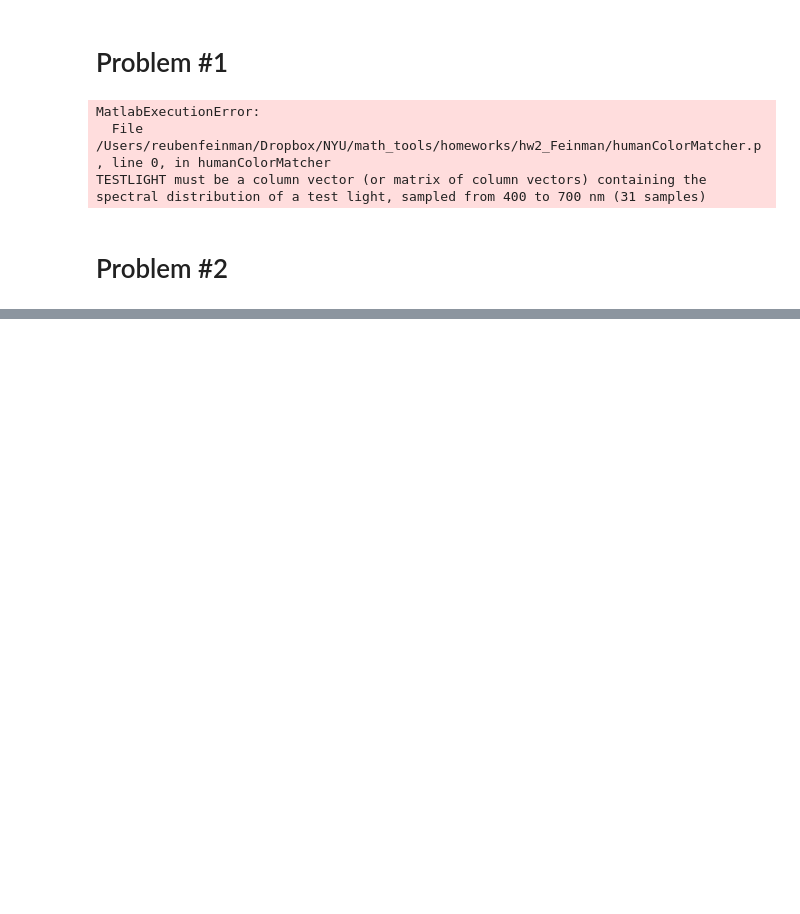
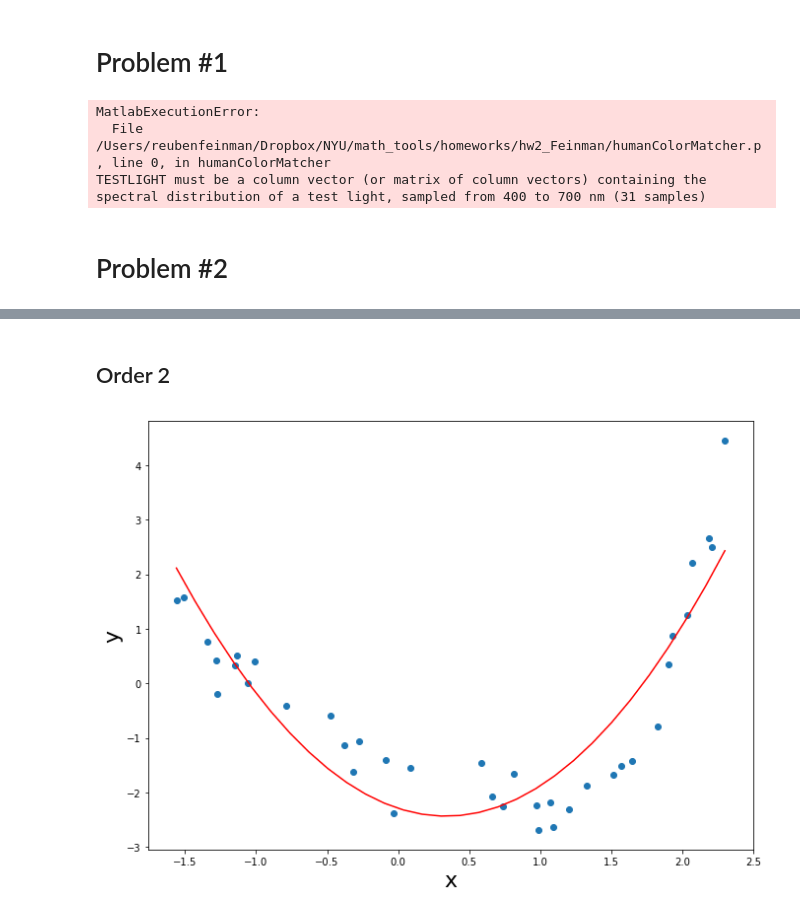
Before and after one commit to rfeinman/hw-mathtools, a Jupyter notebook: hw2_Feinman/hw2.ipynb, the cells around one changed output, grey strips where cells are left out. Saved outputs shown, nothing was run; the diff lists cells and outputs as text; code cells hidden in the pictures; blank space fills up the shorter version.

```diff
--- a/hw2_Feinman/hw2.ipynb
+++ b/hw2_Feinman/hw2.ipynb
@@ -37,0 +136,7 @@ plt.show()
+# %% [markdown]
+## Order 2
+# %%
+B_opt_2 = polynomial_regression(x, y, order=2)
+plot_fit(x, y, B_opt_2)
+# %% [output]
+[figure, added]
```
Also changed, not shown: parts of 17 cells of this notebook.
